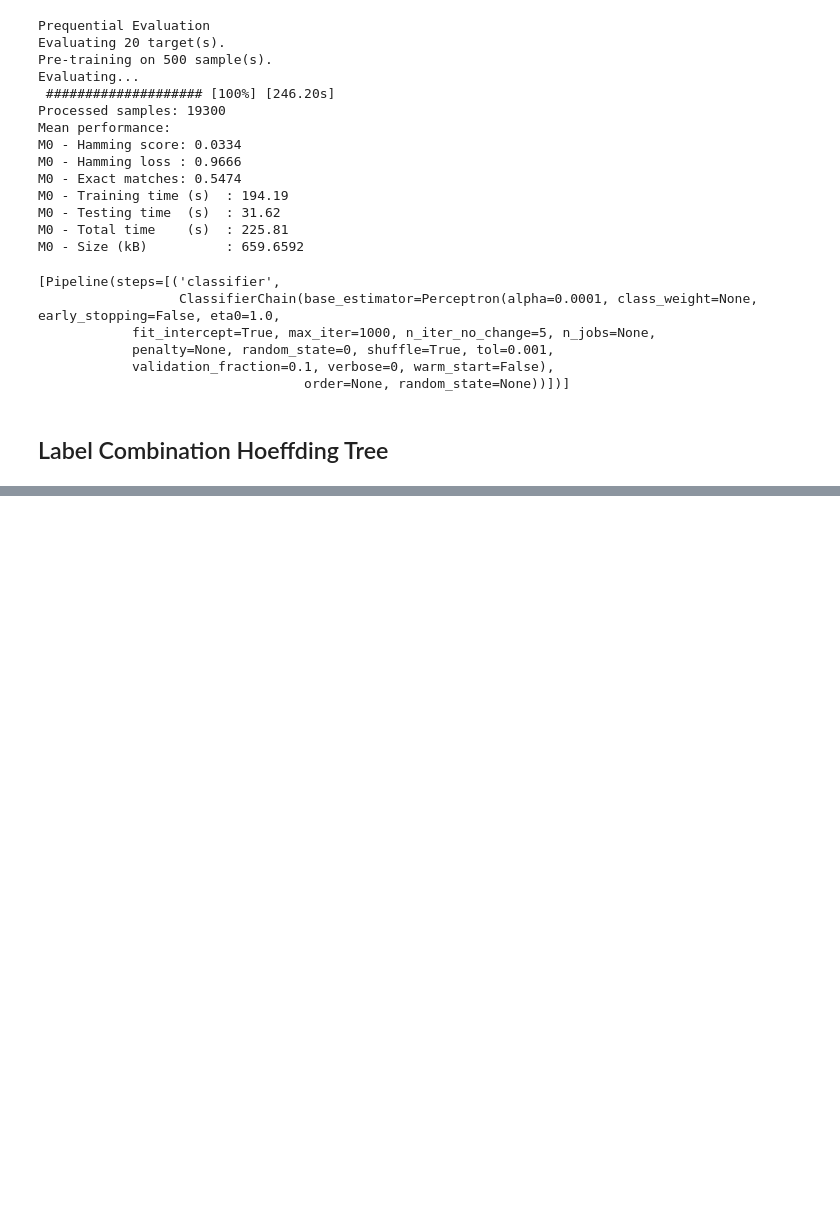
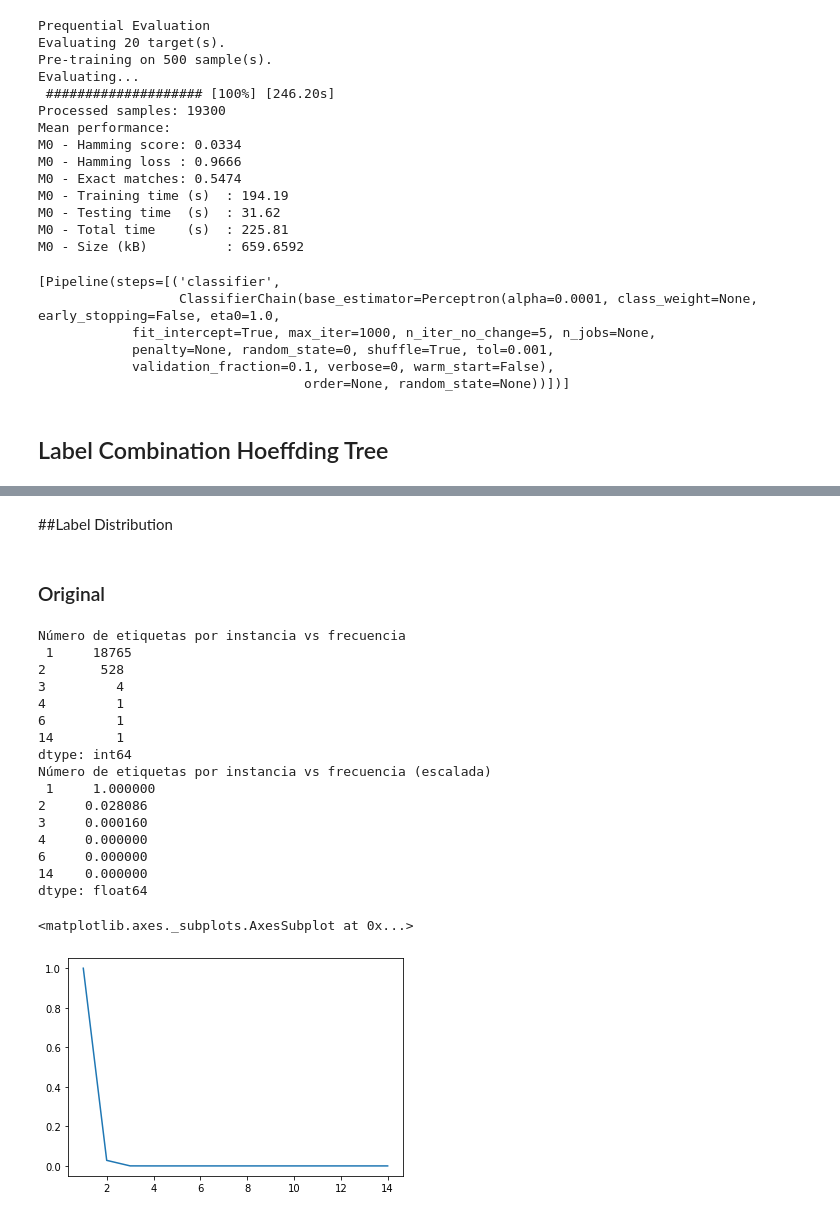
Before and after one commit to Juancard/multi-label-classification-on-data-streamings, a Jupyter notebook: 20ng_clasificaciones.ipynb, the cells around one changed output, grey strips where cells are left out. Saved outputs shown, nothing was run; the diff lists cells and outputs as text; code cells hidden in the pictures; blank space fills up the shorter version.

```diff
--- a/20ng_clasificaciones.ipynb
+++ b/20ng_clasificaciones.ipynb
@@ -639,0 +732,30 @@ array([False, False, False, ..., False, False, False])
+# %% [markdown]
+##Label Distribution
+# %% [markdown]
+### Original
+# %%
+df = pd.DataFrame(y_stream.toarray(), columns=[i for i in range(0,y_stream.shape[1])])
+labels_distribution = df.sum(axis=1).value_counts().sort_index()
+print("Número de etiquetas por instancia vs frecuencia\n", labels_distribution)
+labels_distribution_scaled = (labels_distribution-labels_distribution.min())/(labels_distribution.max()-labels_distribution.min())
+print("Número de etiquetas por instancia vs frecuencia (escalada)\n", labels_distribution_scaled)
+sns.lineplot(data=labels_distribution_scaled)
+# %% [output]
+Número de etiquetas por instancia vs frecuencia
+ 1     18765
+2       528
+3         4
+4         1
+6         1
+14        1
+dtype: int64
+Número de etiquetas por instancia vs frecuencia (escalada)
+ 1     1.000000
+2     0.028086
+3     0.000160
+4     0.000000
+6     0.000000
+14    0.000000
+dtype: float64
+<matplotlib.axes._subplots.AxesSubplot at 0x...>
+[figure, added]
```
Also changed, not shown: parts of 49 cells of this notebook.
